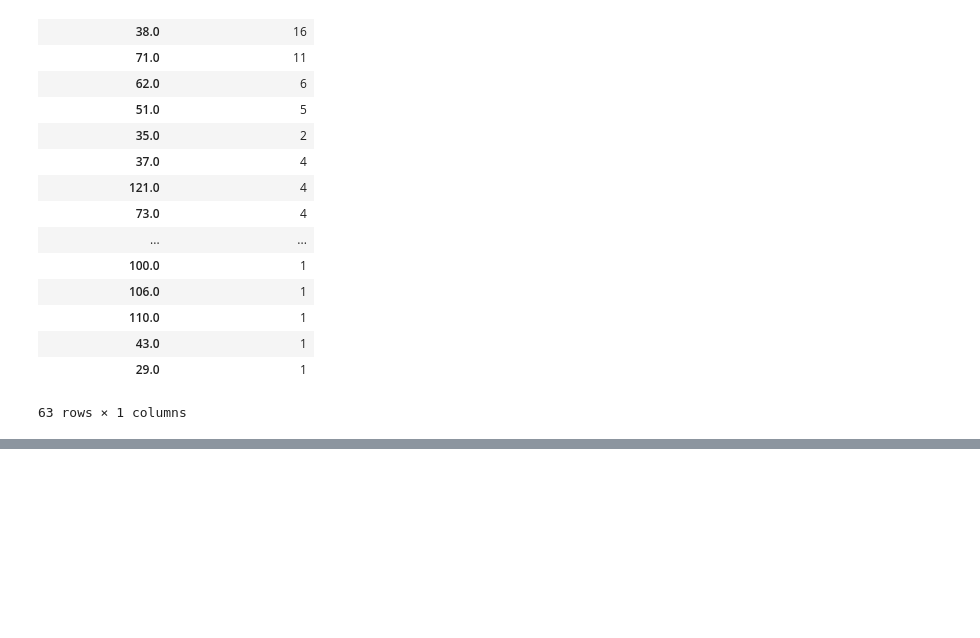
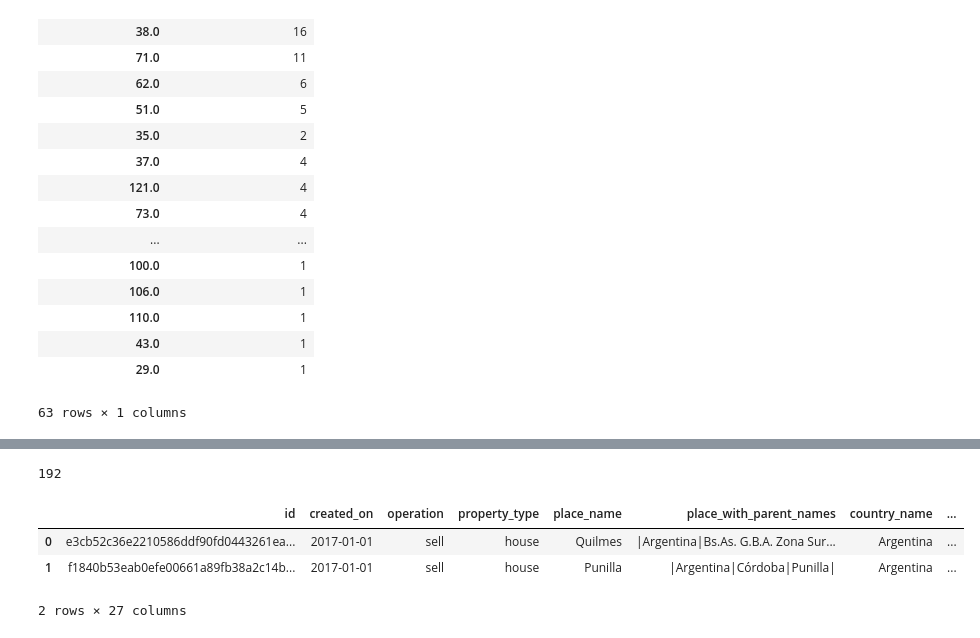
Before and after one commit to BrigliaAn/OrganizacionDeDatos, a Jupyter notebook: Tp1-Analisis-Exploratorio.ipynb, the cells around one changed output, grey strips where cells are left out. Drawn from its saved outputs; the diff is of its cells as text; code cells hidden in the pictures; blank space fills up the shorter version.

Commit message:
Algunos plot mas y filtrado de datos

```diff
--- a/Tp1-Analisis-Exploratorio.ipynb
+++ b/Tp1-Analisis-Exploratorio.ipynb
@@ -221,0 +252,13 @@ ps08.to_csv("../../home/lucas/academico/datos/tp1/properati-sell-processed-08.cs
+# %%
+ps08.count()['id']
+# %% [output]
+192
+# %%
+ps07 = pd.read_csv("../../home/lucas/academico/datos/tp1/csv_originales/properati-AR-2017-07-01-properties-sell-six_months.csv")
+# %%
+ps07.head(2)
+# %% [output]
+|  | id | created_on | operation | property_type | place_name | place_with_parent_names | country_name | ... |
+| 0 | e3cb52c36e2210586ddf90fd0443261ea... | 2017-01-01 | sell | house | Quilmes | |Argentina|Bs.As. G.B.A. Zona Sur... | Argentina | ... |
+| 1 | f1840b53eab0efe00661a89fb38a2c14b... | 2017-01-01 | sell | house | Punilla | |Argentina|Córdoba|Punilla| | Argentina | ... |
+2 rows × 27 columns
```
Also changed, not shown: parts of 32 cells of this notebook.
